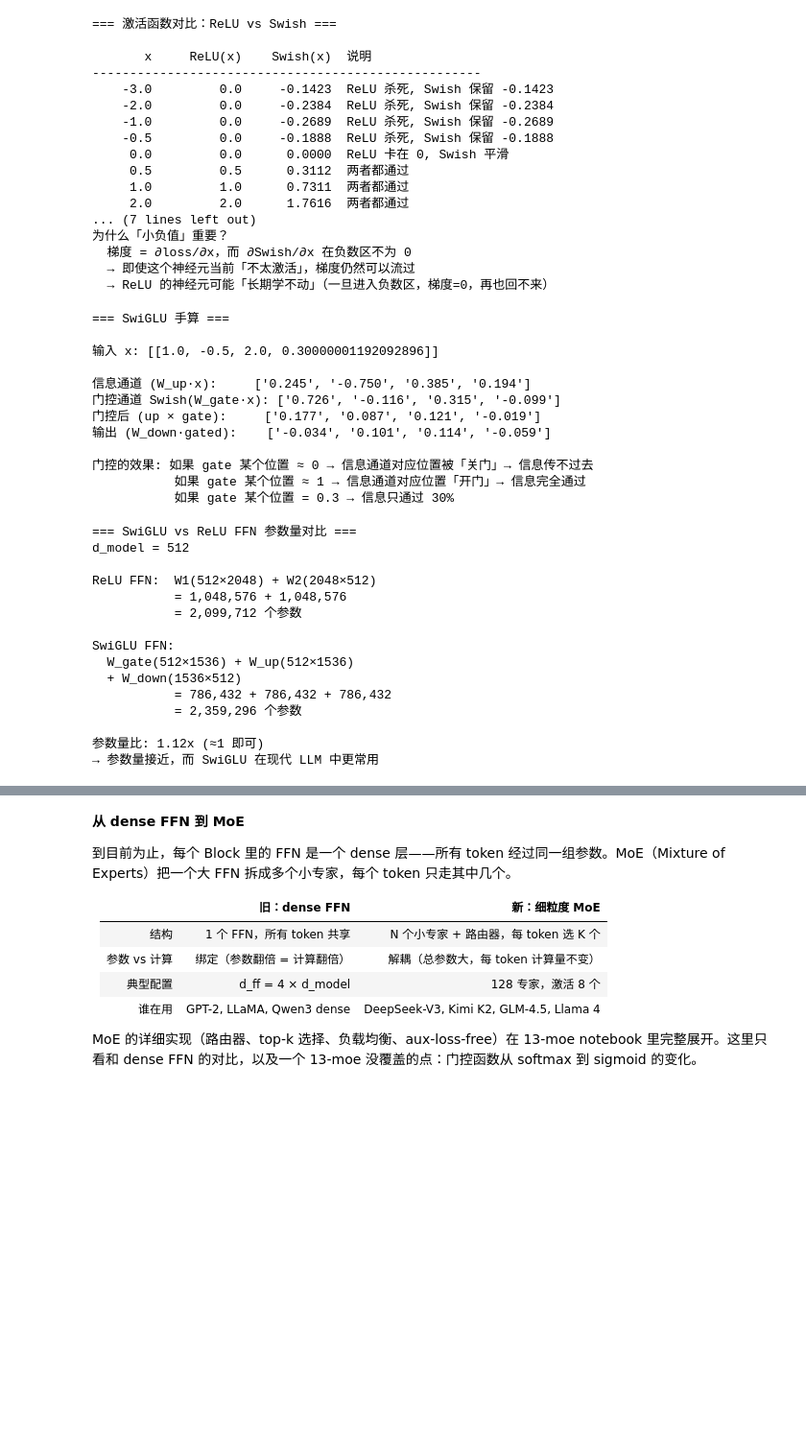
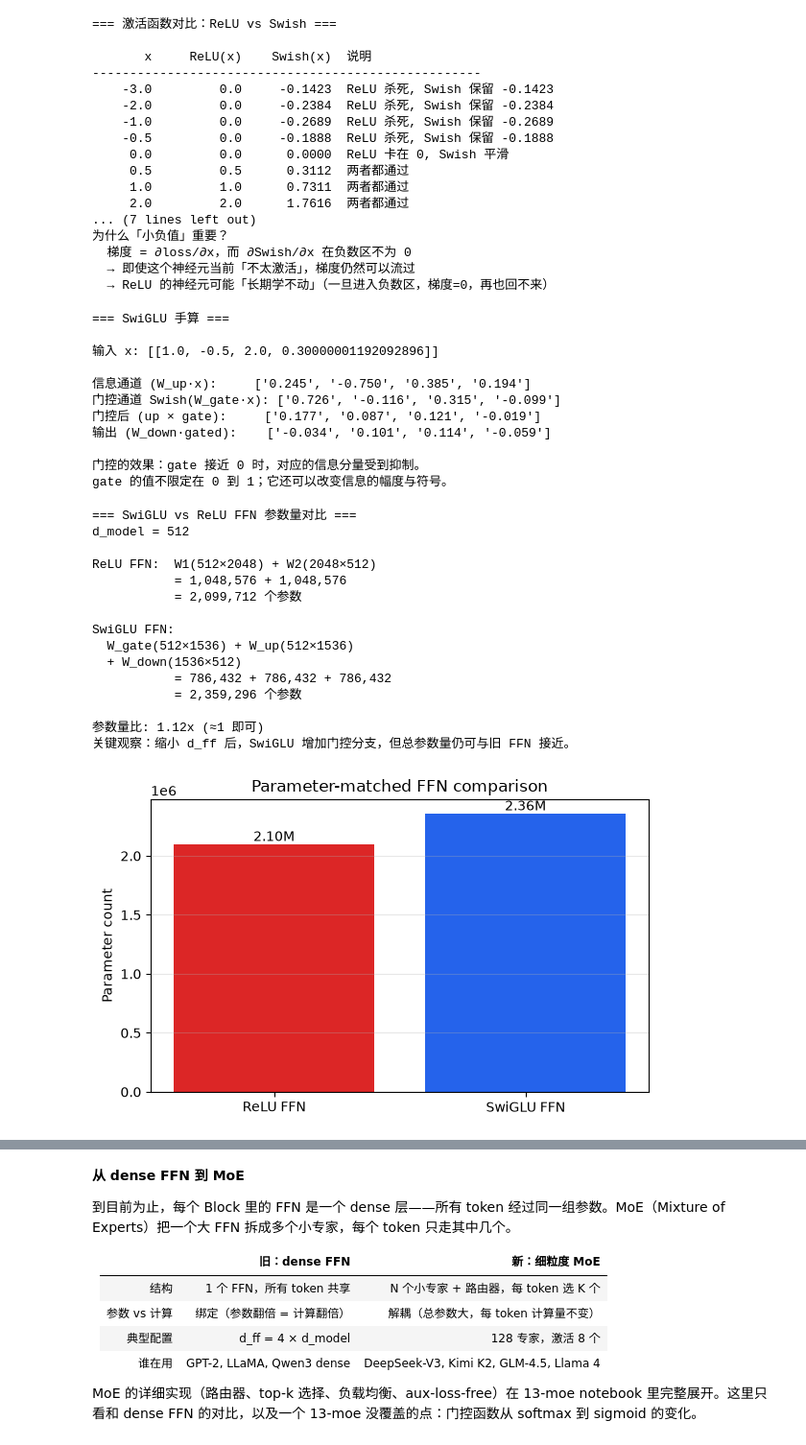
Before and after one commit to walkinglabs/modern-llm-notebook, a Jupyter notebook: notebooks/part2-training/08-gpt2-to-modern-models.ipynb, the cells around one changed output, grey strips where cells are left out. Shown at 96% size. Drawn from its saved outputs; the diff is of its cells as text; code cells hidden in the pictures; blank space fills up the shorter version.

```diff
--- a/notebooks/part2-training/08-gpt2-to-modern-models.ipynb
+++ b/notebooks/part2-training/08-gpt2-to-modern-models.ipynb
@@ -838,9 +857,8 @@ print(f"门控通道 Swish(W_gate·x): {[f'{v:.3f}' for v in gate[0].tolist()]}"
 print(f"门控后 (up × gate):     {[f'{v:.3f}' for v in gated[0].tolist()]}")
 print(f"输出 (W_down·gated):    {[f'{v:.3f}' for v in out[0].tolist()]}")
 print()
-print("门控的效果: 如果 gate 某个位置 ≈ 0 → 信息通道对应位置被「关门」→ 信息传不过去")
-print("           如果 gate 某个位置 ≈ 1 → 信息通道对应位置「开门」→ 信息完全通过")
-print("           如果 gate 某个位置 = 0.3 → 信息只通过 30%")
+print("门控的效果：gate 接近 0 时，对应的信息分量受到抑制。")
+print("gate 的值不限定在 0 到 1；它还可以改变信息的幅度与符号。")
 # %% [output]
 === SwiGLU 手算 ===
 
@@ -851,9 +869,8 @@ print("           如果 gate 某个位置 = 0.3 → 信息只通过 30%")
 门控后 (up × gate):     ['0.177', '0.087', '0.121', '-0.019']
 输出 (W_down·gated):    ['-0.034', '0.101', '0.114', '-0.059']
 
-门控的效果: 如果 gate 某个位置 ≈ 0 → 信息通道对应位置被「关门」→ 信息传不过去
-           如果 gate 某个位置 ≈ 1 → 信息通道对应位置「开门」→ 信息完全通过
-           如果 gate 某个位置 = 0.3 → 信息只通过 30%
+门控的效果：gate 接近 0 时，对应的信息分量受到抑制。
+gate 的值不限定在 0 到 1；它还可以改变信息的幅度与符号。
 # %%
 # === 完整 SwiGLU FFN 实现 ===
 
@@ -901,35 +918,48 @@ new_p = sum(p.numel() for p in ffn_new.parameters())
 print("=== SwiGLU vs ReLU FFN 参数量对比 ===")
 print(f"d_model = {d_model}")
 print()
 print(f"ReLU FFN:  W1({d_model}×{4*d_model}) + W2({4*d_model}×{d_model})")
 print(f"           = {d_model*4*d_model:,} + {4*d_model*d_model:,}")
 print(f"           = {old_p:,} 个参数")
 print()
 d_ff_s = ((int(8/3*d_model) + 255) // 256) * 256
 print("SwiGLU FFN:")
 print(f"  W_gate({d_model}×{d_ff_s}) + W_up({d_model}×{d_ff_s})")
 print(f"  + W_down({d_ff_s}×{d_model})")
 print(f"           = {d_model*d_ff_s:,} + {d_model*d_ff_s:,} + {d_ff_s*d_model:,}")
 print(f"           = {new_p:,} 个参数")
 print()
 print(f"参数量比: {new_p/old_p:.2f}x (≈1 即可)")
-print(f"→ 参数量接近，而 SwiGLU 在现代 LLM 中更常用")
+print("关键观察：缩小 d_ff 后，SwiGLU 增加门控分支，但总参数量仍可与旧 FFN 接近。")
+
+plt.figure(figsize=(6, 3.8))
+bars = plt.bar(['ReLU FFN', 'SwiGLU FFN'], [old_p, new_p],
+               color=['#dc2626', '#2563eb'])
+plt.ylabel('Parameter count')
+plt.title('Parameter-matched FFN comparison')
+plt.grid(True, axis='y', alpha=0.3)
+for bar, value in zip(bars, [old_p, new_p]):
+    plt.text(bar.get_x() + bar.get_width() / 2, value, f'{value / 1e6:.2f}M',
+             ha='center', va='bottom')
+plt.tight_layout()
+plt.show()
 # %% [output]
 === SwiGLU vs ReLU FFN 参数量对比 ===
 d_model = 512
 
 ReLU FFN:  W1(512×2048) + W2(2048×512)
            = 1,048,576 + 1,048,576
            = 2,099,712 个参数
 
 SwiGLU FFN:
   W_gate(512×1536) + W_up(512×1536)
   + W_down(1536×512)
            = 786,432 + 786,432 + 786,432
            = 2,359,296 个参数
 
 参数量比: 1.12x (≈1 即可)
-→ 参数量接近，而 SwiGLU 在现代 LLM 中更常用
+关键观察：缩小 d_ff 后，SwiGLU 增加门控分支，但总参数量仍可与旧 FFN 接近。
+[figure, added]
 # %%
 # === 前后对比可视化：ReLU vs Swish 曲线 + 负数区行为 ===
 import numpy as np
```
Also changed, not shown: parts of 13 cells of this notebook.
